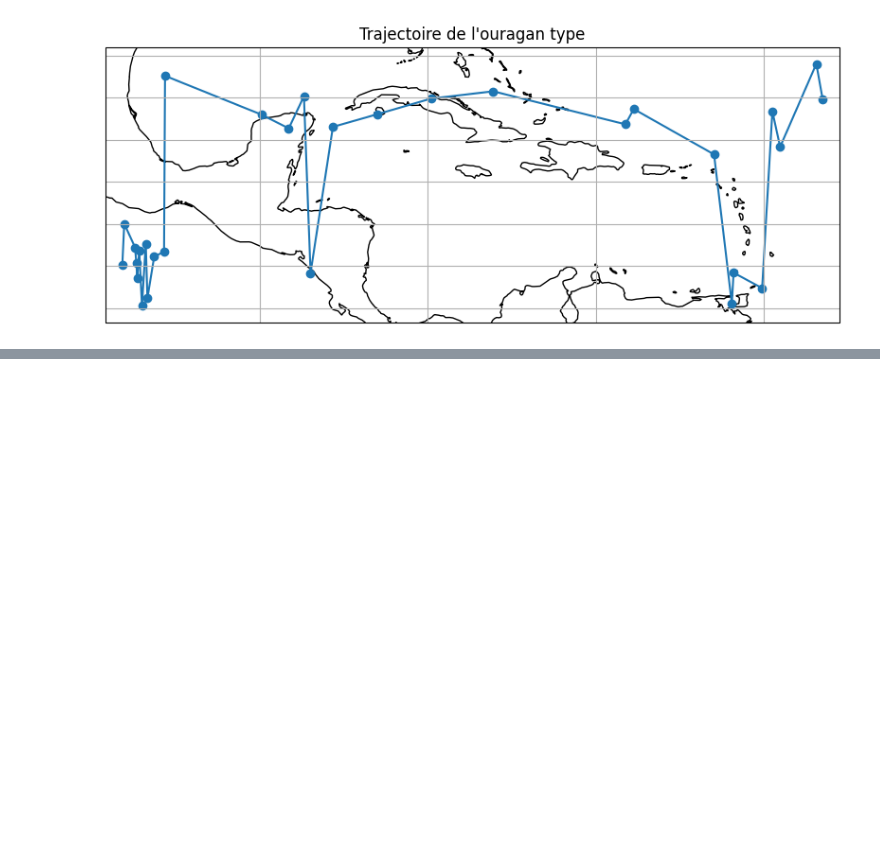
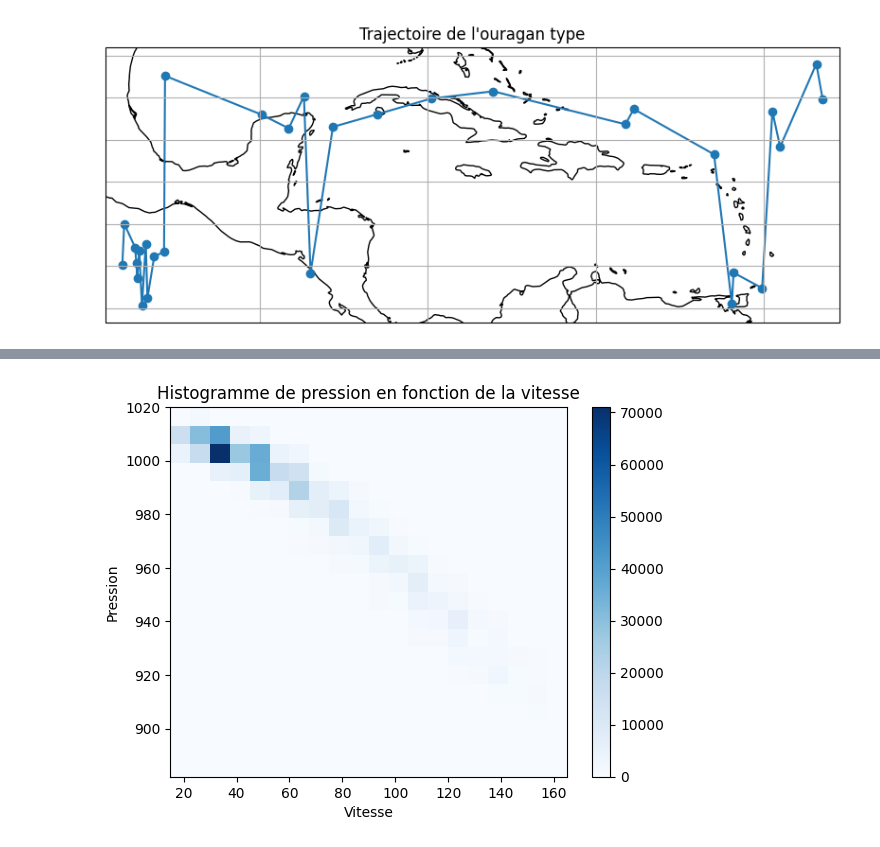
Before and after one commit to FWICSS/HurricaneProject, a Jupyter notebook: Expose.ipynb, the cells around one changed output, grey strips where cells are left out. Saved outputs shown, nothing was run; the diff lists cells and outputs as text; code cells hidden in the pictures; blank space fills up the shorter version.

```diff
--- a/Expose.ipynb
+++ b/Expose.ipynb
@@ -173,0 +181,4 @@ DataFrames ayant le maximum d'occurrences de lignes :
+# %%
+getHistPressionVersusSpeed(data_caribeen_prepared)
+# %% [output]
+[figure, added]
```
Also changed, not shown: parts of 2 cells of this notebook, 1 other file.
